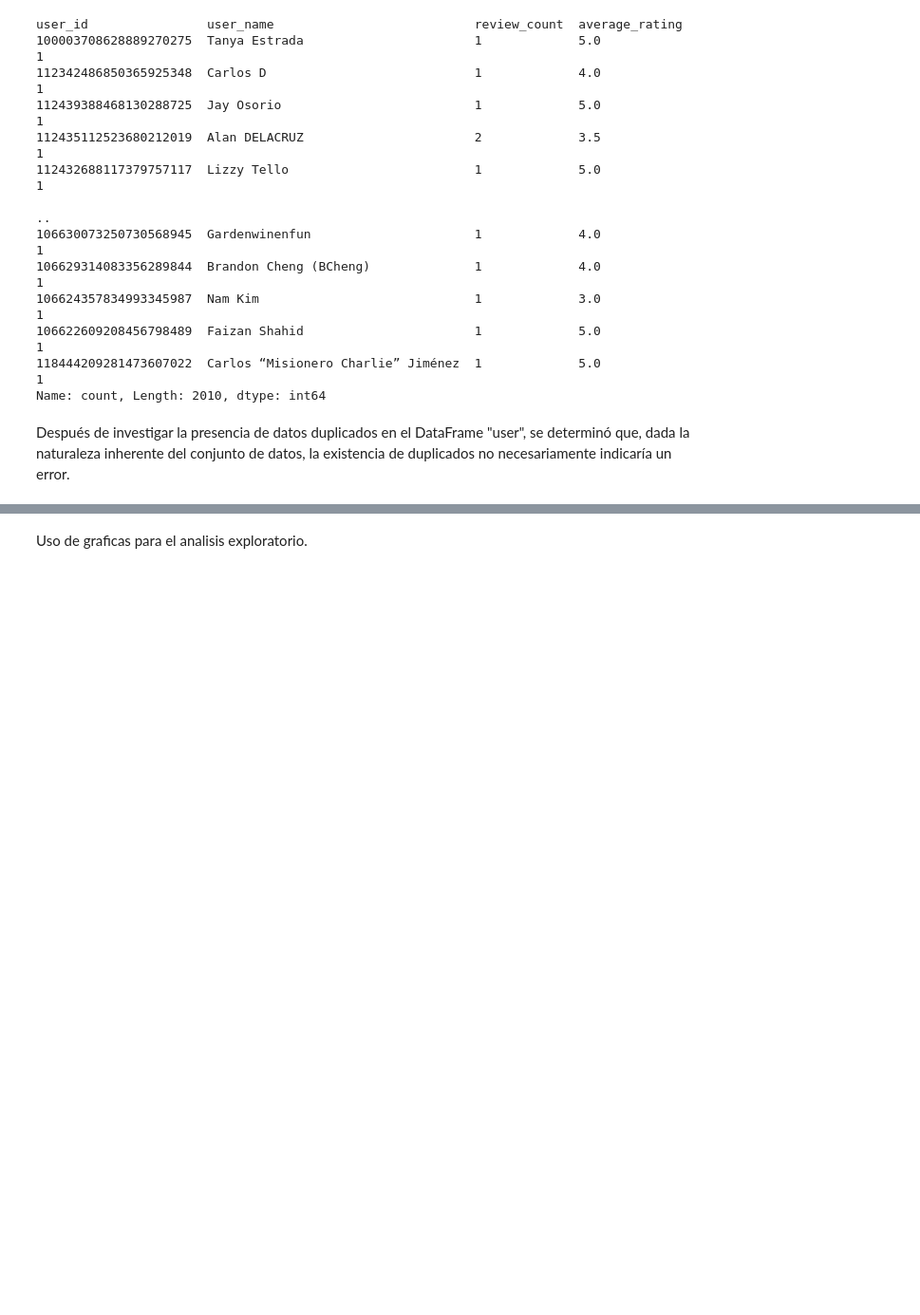
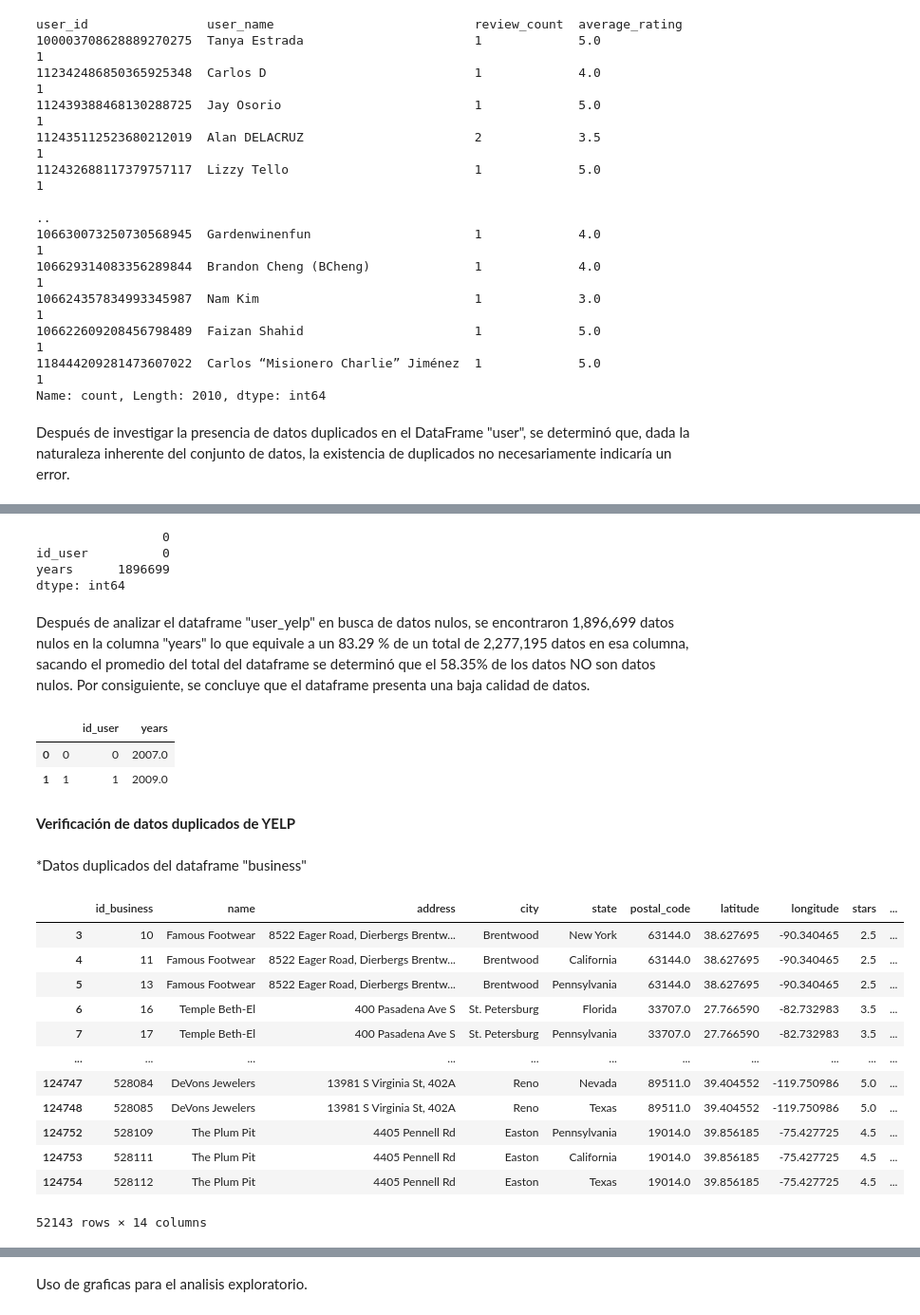
Before and after one commit to SaulZambranoMeza/Proyecto-NOVA, a Jupyter notebook: Notebooks/EDA/EDA.ipynb, the cells around one changed output, grey strips where cells are left out. Shown at 95% size. Saved outputs shown, nothing was run; the diff lists cells and outputs as text; code cells hidden in the pictures; blank space fills up the shorter version.

```diff
--- a/Notebooks/EDA/EDA.ipynb
+++ b/Notebooks/EDA/EDA.ipynb
@@ -316,0 +433,36 @@ Después de investigar la presencia de datos duplicados en el DataFrame "user",
+# %%
+user_yelp.isnull().sum()
+# %% [output]
+                 0
+id_user          0
+years      1896699
+dtype: int64
+# %% [markdown]
+Después de analizar el dataframe "user_yelp" en busca de datos nulos, se encontraron 1,896,699 datos nulos en la columna "years" lo que equivale a un 83.29 % de un total de 2,277,195 datos en esa columna, sacando el promedio del total del dataframe se determinó que el 58.35% de los datos NO son datos nulos. Por consiguiente, se concluye que el dataframe presenta una baja calidad de datos.
+# %%
+user_yelp.head(2)
+# %% [output]
+|  |  | id_user | years |
+| 0 | 0 | 0 | 2007.0 |
+| 1 | 1 | 1 | 2009.0 |
+# %% [markdown]
+**Verificación de datos duplicados de YELP**
+# %% [markdown]
+*Datos duplicados del dataframe "business"
+# %%
+duplicados = business[business.duplicated(subset=['address', 'latitude', 'longitude'], keep=False) & ~business.duplicated(subset=['address', 'latitude', 'longitude', 'state'], keep=False)]
+duplicados
+# %% [output]
+|  | id_business | name | address | city | state | postal_code | latitude | longitude | stars | ... |
+| 3 | 10 | Famous Footwear | 8522 Eager Road, Dierbergs Brentw... | Brentwood | New York | 63144.0 | 38.627695 | -90.340465 | 2.5 | ... |
+| 4 | 11 | Famous Footwear | 8522 Eager Road, Dierbergs Brentw... | Brentwood | California | 63144.0 | 38.627695 | -90.340465 | 2.5 | ... |
+| 5 | 13 | Famous Footwear | 8522 Eager Road, Dierbergs Brentw... | Brentwood | Pennsylvania | 63144.0 | 38.627695 | -90.340465 | 2.5 | ... |
+| 6 | 16 | Temple Beth-El | 400 Pasadena Ave S | St. Petersburg | Florida | 33707.0 | 27.766590 | -82.732983 | 3.5 | ... |
+| 7 | 17 | Temple Beth-El | 400 Pasadena Ave S | St. Petersburg | Pennsylvania | 33707.0 | 27.766590 | -82.732983 | 3.5 | ... |
+| ... | ... | ... | ... | ... | ... | ... | ... | ... | ... | ... |
+| 124747 | 528084 | DeVons Jewelers | 13981 S Virginia St, 402A | Reno | Nevada | 89511.0 | 39.404552 | -119.750986 | 5.0 | ... |
+| 124748 | 528085 | DeVons Jewelers | 13981 S Virginia St, 402A | Reno | Texas | 89511.0 | 39.404552 | -119.750986 | 5.0 | ... |
+| 124752 | 528109 | The Plum Pit | 4405 Pennell Rd | Easton | Pennsylvania | 19014.0 | 39.856185 | -75.427725 | 4.5 | ... |
+| 124753 | 528111 | The Plum Pit | 4405 Pennell Rd | Easton | California | 19014.0 | 39.856185 | -75.427725 | 4.5 | ... |
+| 124754 | 528112 | The Plum Pit | 4405 Pennell Rd | Easton | Texas | 19014.0 | 39.856185 | -75.427725 | 4.5 | ... |
+52143 rows × 14 columns
```
Also changed, not shown: parts of 64 cells of this notebook.
